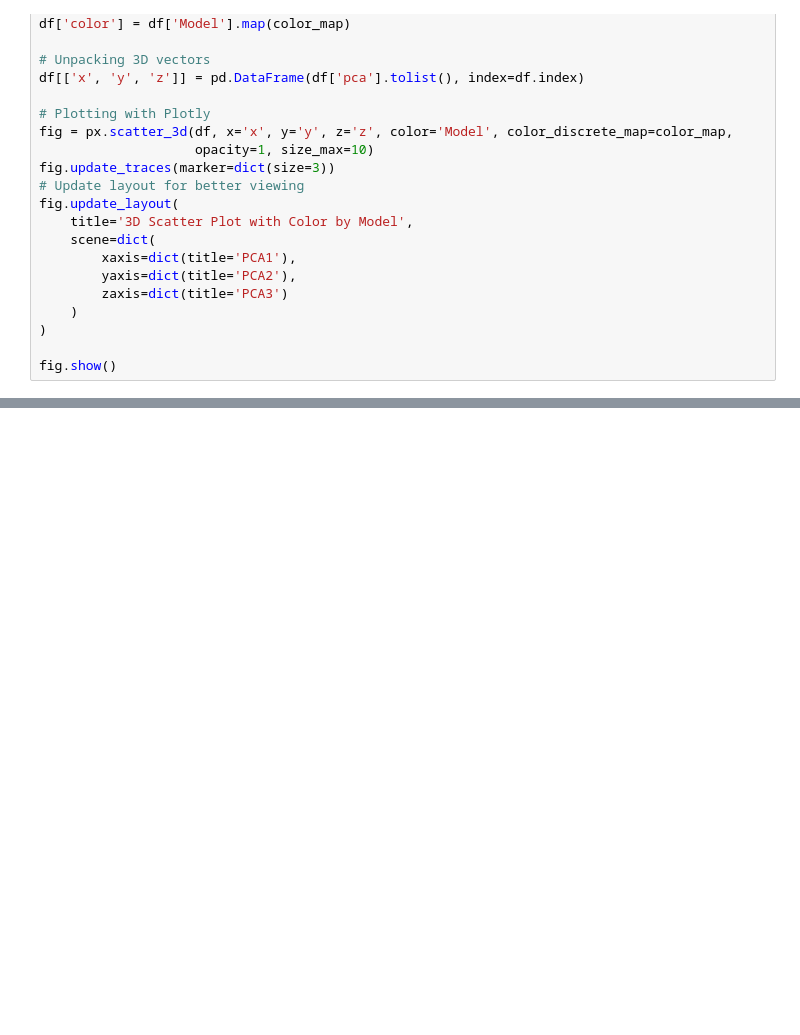
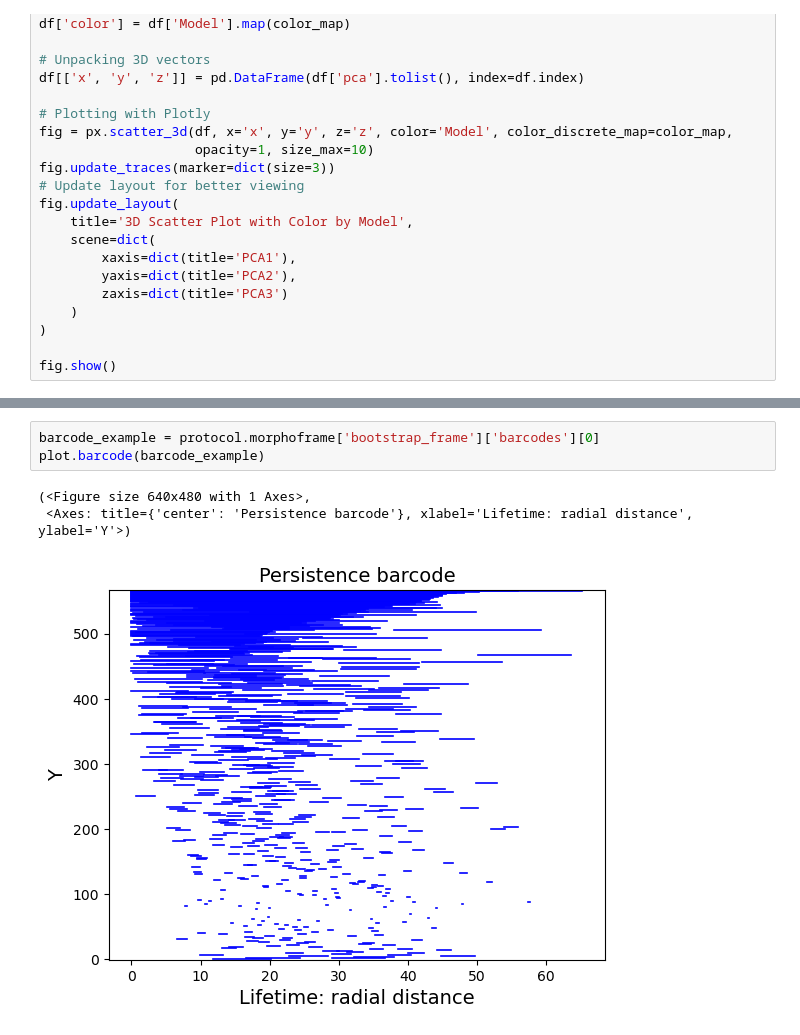
Before and after one commit to siegert-lab/morphOMICs, a Jupyter notebook: examples/cleaning.ipynb, the cells around one changed output, grey strips where cells are left out. Drawn from its saved outputs; the diff is of its cells as text; blank space fills up the shorter version.

```diff
--- a/examples/cleaning.ipynb
+++ b/examples/cleaning.ipynb
@@ -154,0 +256,7 @@ protocol.metadata
+# %%
+barcode_example = protocol.morphoframe['bootstrap_frame']['barcodes'][0]
+plot.barcode(barcode_example)
+# %% [output]
+(<Figure size 640x480 with 1 Axes>,
+ <Axes: title={'center': 'Persistence barcode'}, xlabel='Lifetime: radial distance', ylabel='Y'>)
+[figure, added]
```
Also changed, not shown: parts of 14 cells of this notebook, 4 other files.
